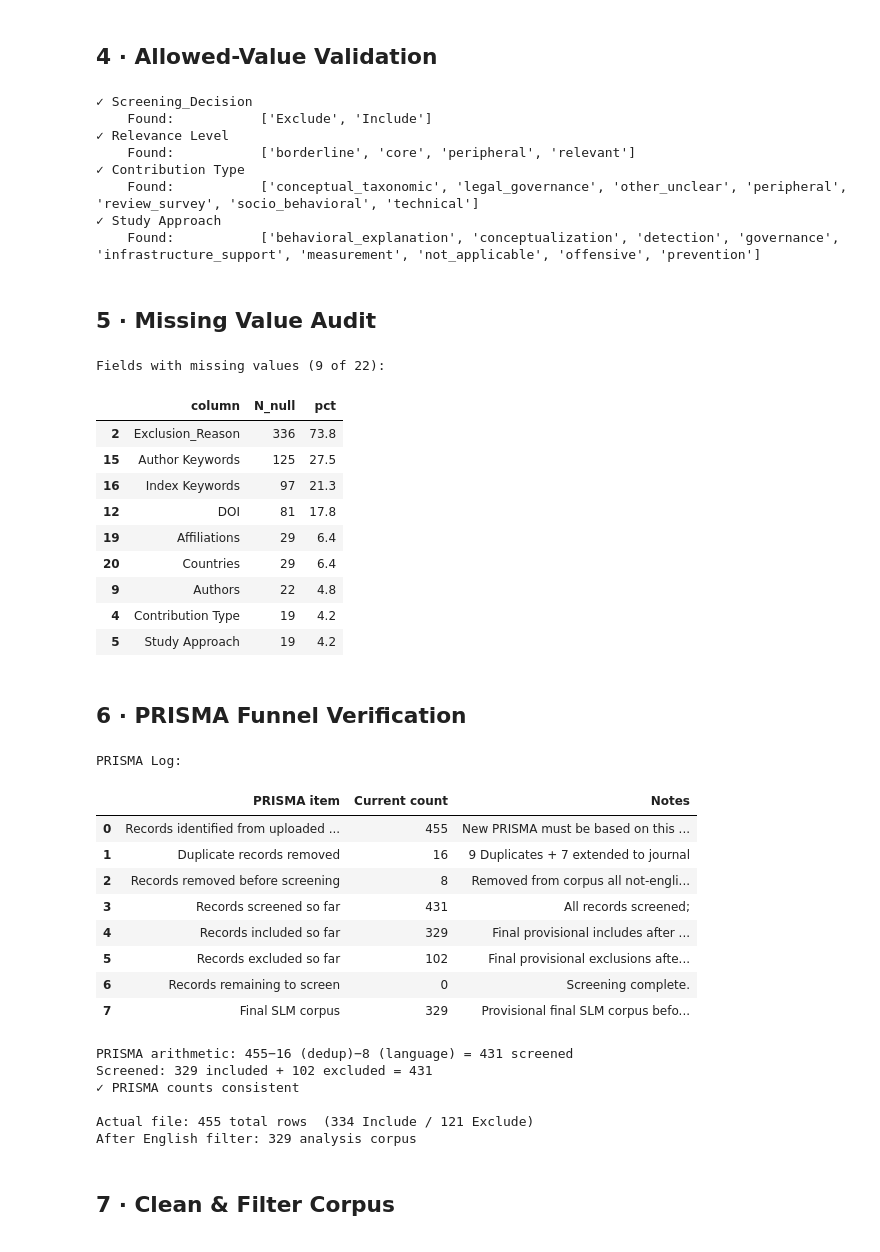
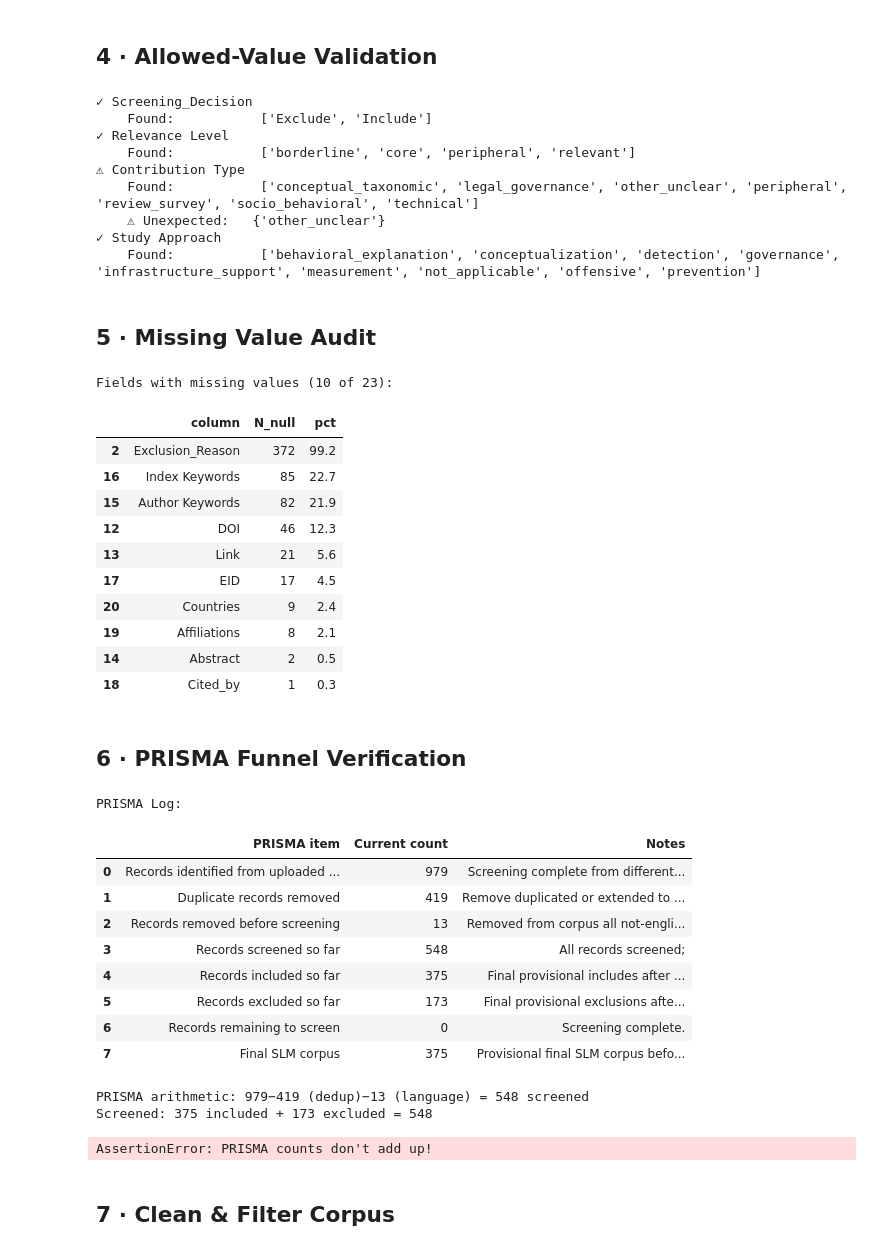
Before and after one commit to umb-hub/SLM-Cheat, a Jupyter notebook: notebooks/00_ingestion_validation.ipynb, the cells around one changed output. Saved outputs shown, nothing was run; the diff lists cells and outputs as text; code cells hidden in the pictures.

```diff
--- a/notebooks/00_ingestion_validation.ipynb
+++ b/notebooks/00_ingestion_validation.ipynb
@@ -149,8 +153,7 @@ ALLOWED = {
     "Screening_Decision": {"Include", "Exclude"},
     "Relevance Level":    {"core", "relevant", "peripheral", "borderline"},
     "Contribution Type":  {"technical", "socio_behavioral", "conceptual_taxonomic",
-                           "legal_governance", "review_survey", "peripheral",
-                           "other_unclear", None},
+                           "legal_governance", "review_survey", "peripheral", None},
     "Study Approach":     {"detection", "prevention", "conceptualization",
                            "behavioral_explanation", "infrastructure_support",
                            "governance", "measurement", "offensive",
@@ -173,8 +176,9 @@ for field, allowed in ALLOWED.items():
     Found:           ['Exclude', 'Include']
 ✓ Relevance Level
     Found:           ['borderline', 'core', 'peripheral', 'relevant']
-✓ Contribution Type
+⚠ Contribution Type
     Found:           ['conceptual_taxonomic', 'legal_governance', 'other_unclear', 'peripheral', 'review_survey', 'socio_behavioral', 'technical']
+    ⚠ Unexpected:   {'other_unclear'}
 ✓ Study Approach
     Found:           ['behavioral_explanation', 'conceptualization', 'detection', 'governance', 'infrastructure_support', 'measurement', 'not_applicable', 'offensive', 'prevention']
 # %% [markdown]
@@ -182,44 +186,45 @@ for field, allowed in ALLOWED.items():
 # %%
 import plotly.express as px
 
 null_summary = (
-    df_raw.isnull()
+    included_en.isnull()
     .sum()
     .rename("N_null")
     .reset_index()
     .rename(columns={"index": "column"})
 )
-null_summary["pct"] = (null_summary["N_null"] / len(df_raw) * 100).round(1)
+null_summary["pct"] = (null_summary["N_null"] / len(included_en) * 100).round(1)
 null_summary = null_summary[null_summary["N_null"] > 0].sort_values("pct", ascending=False)
 
-print(f"Fields with missing values ({len(null_summary)} of {len(df_raw.columns)}):")
+print(f"Fields with missing values ({len(null_summary)} of {len(included_en.columns)}):")
 display(null_summary)
 
 fig = px.bar(
     null_summary,
     x="pct",
     y="column",
     orientation="h",
     text=null_summary.apply(lambda r: f"N={r.N_null} ({r.pct}%)", axis=1),
     title="Missing Value Rate by Field (full export, N=455)",
     labels={"pct": "Missing (%)", "column": ""},
     color_discrete_sequence=["#546E7A"],
 )
 fig.update_traces(textposition="outside")
 fig.update_layout(xaxis_range=[0, null_summary["pct"].max() * 1.25], height=400)
 fig.show()
 # %% [output]
-Fields with missing values (9 of 22):
+Fields with missing values (10 of 23):
 |  | column | N_null | pct |
-| 2 | Exclusion_Reason | 336 | 73.8 |
-| 15 | Author Keywords | 125 | 27.5 |
-| 16 | Index Keywords | 97 | 21.3 |
-| 12 | DOI | 81 | 17.8 |
-| 19 | Affiliations | 29 | 6.4 |
-| 20 | Countries | 29 | 6.4 |
-| 9 | Authors | 22 | 4.8 |
-| 4 | Contribution Type | 19 | 4.2 |
-| 5 | Study Approach | 19 | 4.2 |
+| 2 | Exclusion_Reason | 372 | 99.2 |
+| 16 | Index Keywords | 85 | 22.7 |
+| 15 | Author Keywords | 82 | 21.9 |
+| 12 | DOI | 46 | 12.3 |
+| 13 | Link | 21 | 5.6 |
+| 17 | EID | 17 | 4.5 |
+| 20 | Countries | 9 | 2.4 |
+| 19 | Affiliations | 8 | 2.1 |
+| 14 | Abstract | 2 | 0.5 |
+| 18 | Cited_by | 1 | 0.3 |
 # %% [markdown]
 ## 6 · PRISMA Funnel Verification
 # %%
@@ -227,12 +232,12 @@ print("PRISMA Log:")
 display(df_prisma)
 
 # Key counts — updated to match new export
-n_identified   = 455
-n_dedup        = 16   # duplicates removed
-n_lang_removed = 8    # non-English removed before screening (5 Include Chinese + 3 Exclude non-English)
-n_screened     = 455 - n_dedup - n_lang_removed  # 431
-n_included     = 329  # English included records
-n_excluded     = 102  # excluded after screening
+n_identified   = df_prisma.iloc[0, 1]  # Initially identified records
+n_dedup        = df_prisma.iloc[1, 1]   # duplicates removed
+n_lang_removed = df_prisma.iloc[2, 1]   # non-English removed before screening (5 Include Chinese + 3 Exclude non-English)
+n_screened     = df_prisma.iloc[3, 1]   # screened records
+n_included     = df_prisma.iloc[4, 1]   # English included records
+n_excluded     = df_prisma.iloc[5, 1]   # excluded after screening
 
 print(f"\nPRISMA arithmetic: {n_identified}−{n_dedup} (dedup)−{n_lang_removed} (language) = {n_screened} screened")
 print(f"Screened: {n_included} included + {n_excluded} excluded = {n_included + n_excluded}")
@@ -244,20 +249,17 @@ print(f"After English filter: {len(included_en)} analysis corpus")
 # %% [output]
 PRISMA Log:
 |  | PRISMA item | Current count | Notes |
-| 0 | Records identified from uploaded ... | 455 | New PRISMA must be based on this ... |
-| 1 | Duplicate records removed | 16 | 9 Duplicates + 7 extended to journal |
-| 2 | Records removed before screening | 8 | Removed from corpus all not-engli... |
-| 3 | Records screened so far | 431 | All records screened; |
-| 4 | Records included so far | 329 | Final provisional includes after ... |
-| 5 | Records excluded so far | 102 | Final provisional exclusions afte... |
+| 0 | Records identified from uploaded ... | 979 | Screening complete from different... |
+| 1 | Duplicate records removed | 419 | Remove duplicated or extended to ... |
+| 2 | Records removed before screening | 13 | Removed from corpus all not-engli... |
+| 3 | Records screened so far | 548 | All records screened; |
+| 4 | Records included so far | 375 | Final provisional includes after ... |
+| 5 | Records excluded so far | 173 | Final provisional exclusions afte... |
 | 6 | Records remaining to screen | 0 | Screening complete. |
-| 7 | Final SLM corpus | 329 | Provisional final SLM corpus befo... |
+| 7 | Final SLM corpus | 375 | Provisional final SLM corpus befo... |
-PRISMA arithmetic: 455−16 (dedup)−8 (language) = 431 screened
-Screened: 329 included + 102 excluded = 431
-✓ PRISMA counts consistent
-
-Actual file: 455 total rows  (334 Include / 121 Exclude)
-After English filter: 329 analysis corpus
+PRISMA arithmetic: 979−419 (dedup)−13 (language) = 548 screened
+Screened: 375 included + 173 excluded = 548
+AssertionError: PRISMA counts don't add up!
 # %%
 # PRISMA Sankey — Identified flows to: Duplicates removed, Language removed, Screened
 # Screened flows to: Included, Excluded
```
Also changed, not shown: parts of 5 cells of this notebook, 8 other files.
